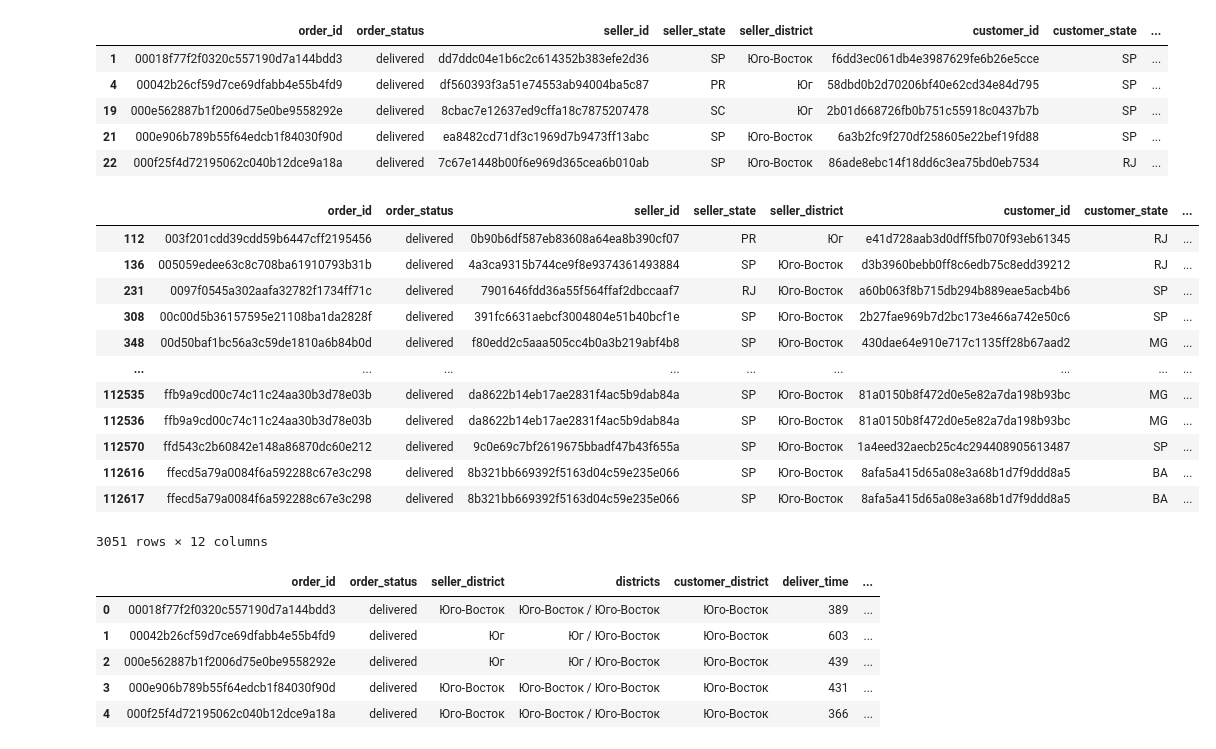
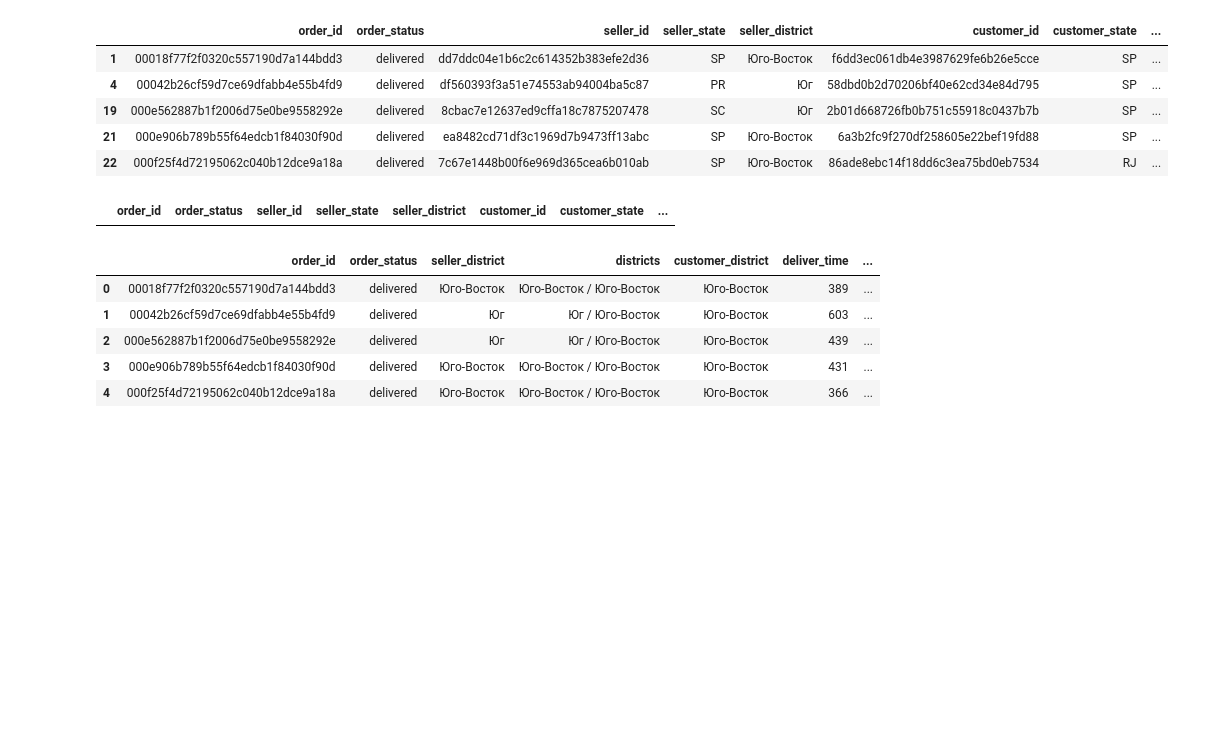
Before and after one commit to trineevkirill/brazillian_ecom, a Jupyter notebook: brazillian ecomm.ipynb, the cells around one changed output. Cells and saved outputs as stored; diff of their text form; code cells hidden in the pictures; blank space fills up the shorter version.

```diff
--- a/brazillian ecomm.ipynb
+++ b/brazillian ecomm.ipynb
@@ -474,0 +508,10 @@ orders[orders.duplicated()]
+# %%
+orders['approved_time_passed'] = (orders['order_approved_at'] - orders['order_purchase_timestamp'])
+orders['delivered_carrier_time_passed'] = (orders['order_delivered_carrier_date'] - orders['order_purchase_timestamp'])
+orders['delivered_customer_time_passed'] = (orders['order_delivered_customer_date'] - orders['order_purchase_timestamp'])
+orders['pickup_delivery_time_passed'] = (orders['order_estimated_delivery_date'] - orders['order_delivered_customer_date'])
+
+orders['approved_time_passed'] = (orders['approved_time_passed'].dt.total_seconds() / 3600).round().astype('int')
+orders['delivered_carrier_time_passed'] = (orders['delivered_carrier_time_passed'].dt.total_seconds() / 3600).round().astype('int')
+orders['delivered_customer_time_passed'] = (orders['delivered_customer_time_passed'].dt.total_seconds() / 3600).round().astype('int')
+orders['pickup_delivery_time_passed'] = (orders['pickup_delivery_time_passed'].dt.total_seconds() / 3600).round().astype('int')
@@ -474,0 +531,21 @@ orders[orders.duplicated()]
+# %%
+labels = {
+    "approved_time_passed": "Время на подтверждения заказа",
+    "delivered_carrier_time_passed": "Время на передачу заказа в доставку",
+    "delivered_customer_time_passed": "Фактически затраченное время на доставку после совершения заказа",
+    "pickup_delivery_time_passed": "Время, через которое покупатель забрал заказ после доставки",
+}
+
+plt.figure(figsize=(18, 6))
+
+for n, (key, value) in enumerate(labels.items(), start=1):
+    plt.subplot(2, 2, n)
+    aa = sns.boxplot(
+        data=orders,
+        x=key,
+    )
+    plt.title(value)
+    plt.xlabel('Время, часы')
+
+plt.tight_layout()
+plt.show()
@@ -712,21 +839,10 @@ long_delivery.head()
 | 21 | 000e906b789b55f64edcb1f84030f90d | delivered | ea8482cd71df3c1969d7b9473ff13abc | SP | Юго-Восток | 6a3b2fc9f270df258605e22bef19fd88 | SP | ... |
 | 22 | 000f25f4d72195062c040b12dce9a18a | delivered | 7c67e1448b00f6e969d365cea6b010ab | SP | Юго-Восток | 86ade8ebc14f18dd6c3ea75bd0eb7534 | RJ | ... |
 # %%
+long_delivery = long_delivery.drop_duplicates()
 long_delivery[long_delivery.duplicated()]
 # %% [output]
 |  | order_id | order_status | seller_id | seller_state | seller_district | customer_id | customer_state | ... |
-| 112 | 003f201cdd39cdd59b6447cff2195456 | delivered | 0b90b6df587eb83608a64ea8b390cf07 | PR | Юг | e41d728aab3d0dff5fb070f93eb61345 | RJ | ... |
-| 136 | 005059edee63c8c708ba61910793b31b | delivered | 4a3ca9315b744ce9f8e9374361493884 | SP | Юго-Восток | d3b3960bebb0ff8c6edb75c8edd39212 | RJ | ... |
-| 231 | 0097f0545a302aafa32782f1734ff71c | delivered | 7901646fdd36a55f564ffaf2dbccaaf7 | RJ | Юго-Восток | a60b063f8b715db294b889eae5acb4b6 | SP | ... |
-| 308 | 00c00d5b36157595e21108ba1da2828f | delivered | 391fc6631aebcf3004804e51b40bcf1e | SP | Юго-Восток | 2b27fae969b7d2bc173e466a742e50c6 | SP | ... |
-| 348 | 00d50baf1bc56a3c59de1810a6b84b0d | delivered | f80edd2c5aaa505cc4b0a3b219abf4b8 | SP | Юго-Восток | 430dae64e910e717c1135ff28b67aad2 | MG | ... |
-| ... | ... | ... | ... | ... | ... | ... | ... | ... |
-| 112535 | ffb9a9cd00c74c11c24aa30b3d78e03b | delivered | da8622b14eb17ae2831f4ac5b9dab84a | SP | Юго-Восток | 81a0150b8f472d0e5e82a7da198b93bc | MG | ... |
-| 112536 | ffb9a9cd00c74c11c24aa30b3d78e03b | delivered | da8622b14eb17ae2831f4ac5b9dab84a | SP | Юго-Восток | 81a0150b8f472d0e5e82a7da198b93bc | MG | ... |
-| 112570 | ffd543c2b60842e148a86870dc60e212 | delivered | 9c0e69c7bf2619675bbadf47b43f655a | SP | Юго-Восток | 1a4eed32aecb25c4c294408905613487 | SP | ... |
-| 112616 | ffecd5a79a0084f6a592288c67e3c298 | delivered | 8b321bb669392f5163d04c59e235e066 | SP | Юго-Восток | 8afa5a415d65a08e3a68b1d7f9ddd8a5 | BA | ... |
-| 112617 | ffecd5a79a0084f6a592288c67e3c298 | delivered | 8b321bb669392f5163d04c59e235e066 | SP | Юго-Восток | 8afa5a415d65a08e3a68b1d7f9ddd8a5 | BA | ... |
-3051 rows × 12 columns
 # %%
 long_delivery_df = long_delivery[
     [
```
Also changed, not shown: parts of 18 cells of this notebook, 1 other file.
